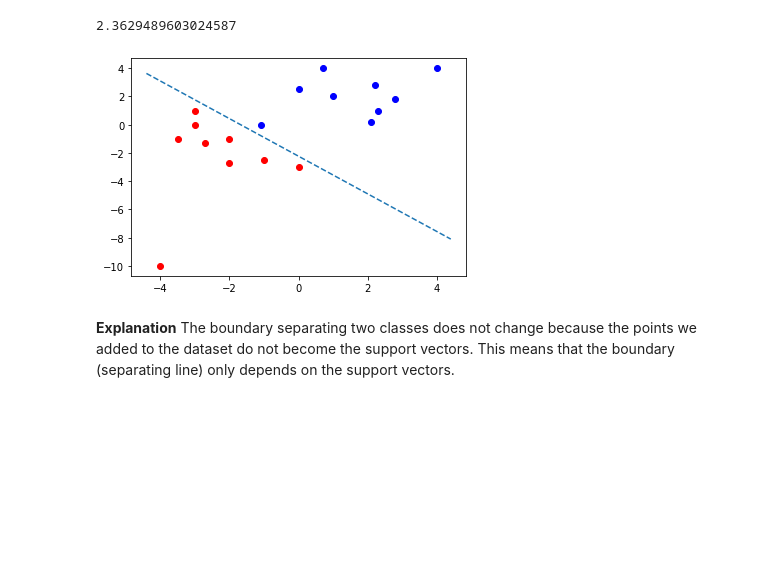
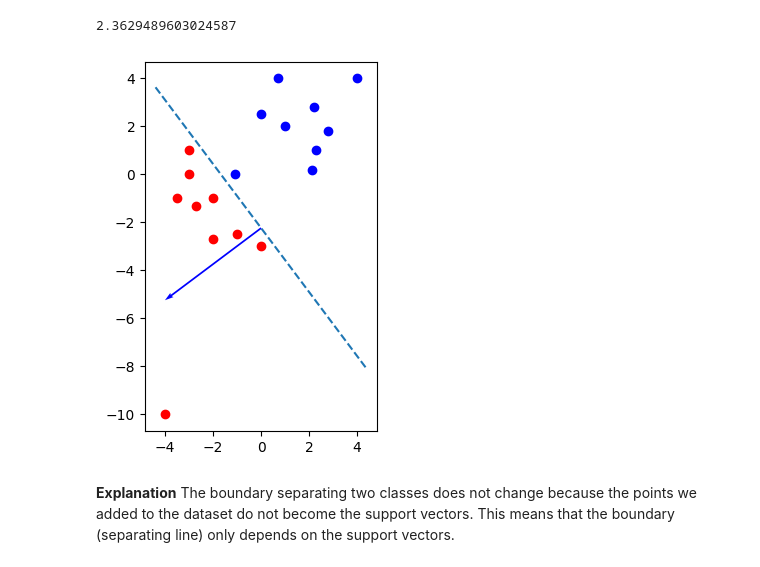
Before and after one commit to kanishk779/SMAI-2, a Jupyter notebook: question4.ipynb, the cells around one changed output. Drawn from its saved outputs; the diff is of its cells as text; code cells hidden in the pictures; blank space fills up the shorter version.

```diff
--- a/question4.ipynb
+++ b/question4.ipynb
@@ -90,6 +91,7 @@ problem.solve()
 # %%
 def abline(slope, intercept):
     """Plot a line from slope and intercept"""
+    plt.gca().set_aspect('equal', adjustable='box')
     axes = plt.gca()
     x_vals = np.array(axes.get_xlim())
     y_vals = intercept + slope * x_vals
@@ -163,9 +171,12 @@ problem.solve()
 # %%
 plot_points(X, y)
 abline(-w.value[0]/w.value[1], -b.value/w.value[1])
+V = np.array([[w.value[0]*5,w.value[1]*5]])
+origin = np.array([[0],[-b.value[0]/w.value[1]]]) # origin point
+plt.quiver(*origin, V[:,0], V[:,1], color=['b'], scale=21)
 plt.show()
 # %% [output]
-[figure, old version]
+[figure, new version]
 # %% [markdown]
 **Explanation**
 The boundary separating two classes does not change because the points we added to the dataset do not become the support vectors. This means that the boundary (separating line) only depends on the support vectors.
```
Also changed, not shown: parts of 16 cells of this notebook, 1 other file.
